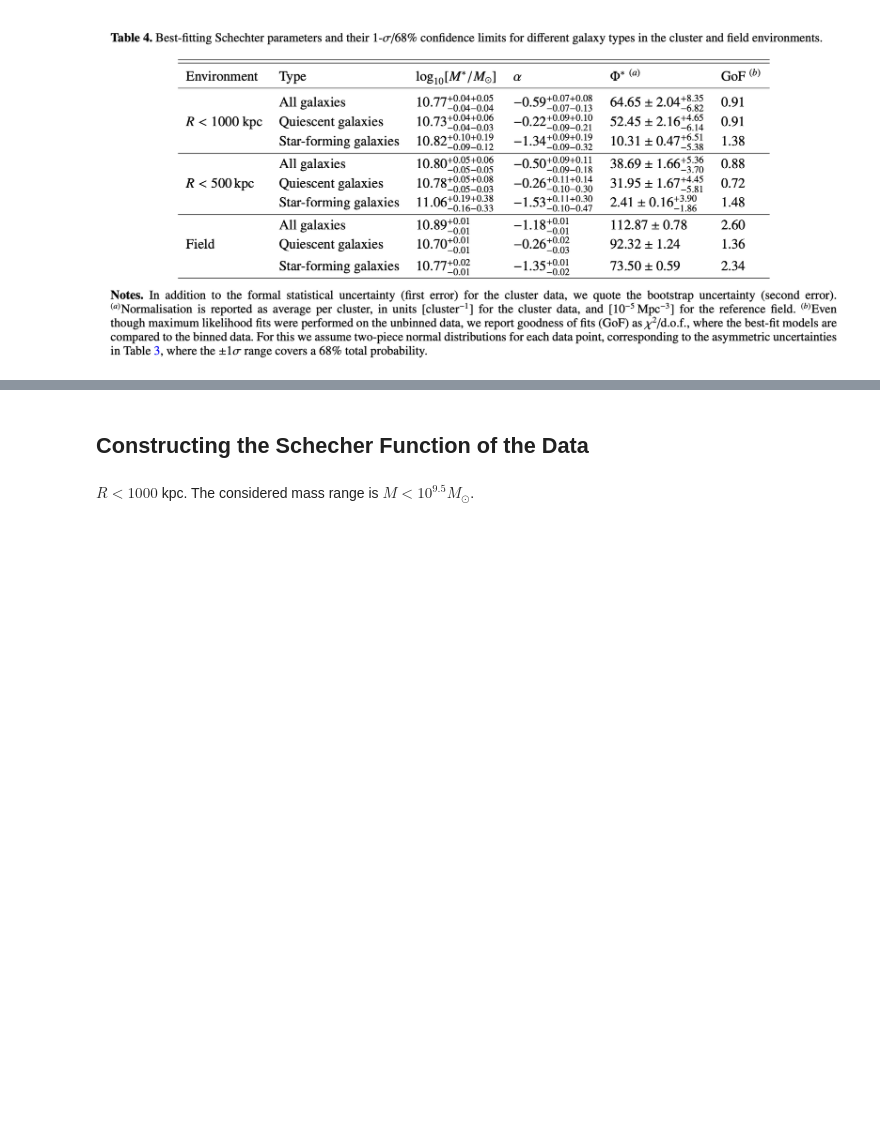
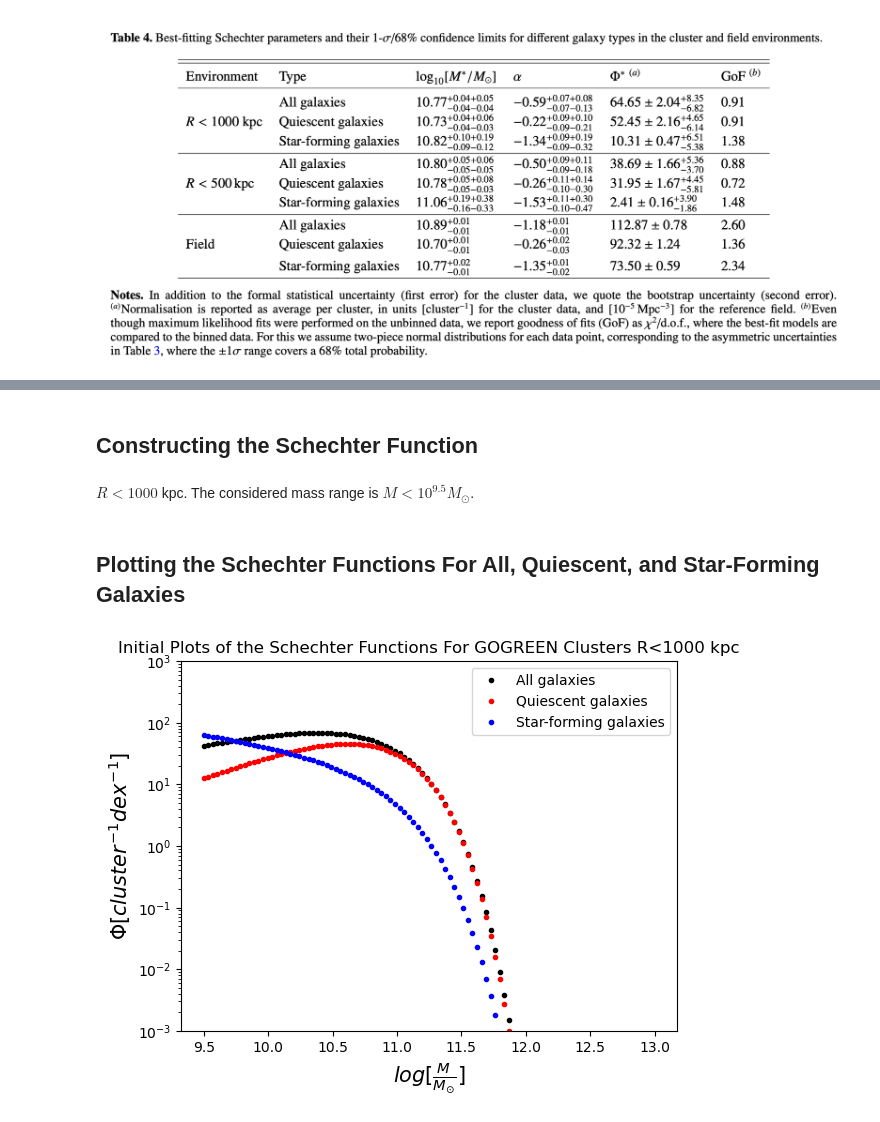
Before and after one commit to Alexander-Leesman/astropy_tutorials, a Jupyter notebook: Spring2026Final.ipynb, the cells around one changed output, grey strips where cells are left out. Cells and saved outputs as stored; diff of their text form; code cells hidden in the pictures; blank space fills up the shorter version.

Commit message:
Completed the Schechter functions and plotting the SMF of the cluster galaxies.

```diff
--- a/Spring2026Final.ipynb
+++ b/Spring2026Final.ipynb
@@ -78,16 +81,50 @@ Based on comparisons to the Schechter luminosity function, in this case, $\Phi(M
 # %% [markdown]
-## Constructing the Schecher Function of the Data
+## Constructing the Schechter Function
 # %%
 # Function for the Schechter function.
 def Schechter_Function(mass, char_mass, lowmass_slope, normalization):
-    return math.log(10, math.e) * normalization ** (1 + lowmass_slope) * math.exp(-mass/char_mass)
+    return (math.log(10, math.e)) * (normalization) * ((10**(mass-char_mass)) ** (1 + lowmass_slope)) * (math.exp(-(10**(mass-char_mass))))
 # mass, char_mass, lowmass_slope, and normalization are float values.
-# Notice that the figure values' units are dex^-1; you do not need to account for logs.
 # %% [markdown]
 $R < 1000$ kpc. The considered mass range is $M < 10^{9.5} M_{\odot}$.
+# %% [markdown]
+## Plotting the Schechter Functions For All, Quiescent, and Star-Forming Galaxies
 # %%
-# Plotting the Schechter function for R < 1000 kpc
-# Considers all
+# Plotting the Schechter function for R < 1000 kpc.
+# Considers all stellar masses larger than 10**9.5 solar masses.
+
+# Stellar masses --> x values of the plot; 9.5 to 13.0. Different range in the paper, but 10**13.0 solar masses seems like a safe initial upper limit.
+# Plotting 100 points between 9.5 and 13.0.
+# After seeing initial plot, 13.0 was reduced
+stellar_mass_range = np.linspace(9.5, 13.0, 100)
+
 # All
+# char_mass = 10.77, lowmass_slope = -0.59, normalization = 64.65; remember uncertainties
+SF_All = []
+for i in range(len(stellar_mass_range)):
+    SF_All.append(Schechter_Function(mass = stellar_mass_range[i], char_mass = 10.77, lowmass_slope = -0.59, normalization = 64.65))
+
 # Quiescent
+# char_mass = 10.73, lowmass_slope = -0.22, normalization = 52.45; remember uncertainties
+SF_Quiescent = []
+for i in range(len(stellar_mass_range)):
+    SF_Quiescent.append(Schechter_Function(mass = stellar_mass_range[i], char_mass = 10.73, lowmass_slope = -0.22, normalization = 52.45))
+
 # Star-forming
+# char_mass = 10.82, lowmass_slope = -1.34, normalization = 10.31; remember uncertainties
+SF_StarForming = []
+for i in range(len(stellar_mass_range)):
+    SF_StarForming.append(Schechter_Function(mass = stellar_mass_range[i], char_mass = 10.82, lowmass_slope = -1.34, normalization = 10.31))
+# %%
+plt.plot(stellar_mass_range, SF_All, 'k.', label='All galaxies')
+plt.plot(stellar_mass_range, SF_Quiescent, 'r.', label='Quiescent galaxies')
+plt.plot(stellar_mass_range, SF_StarForming, 'b.', label='Star-forming galaxies')
+plt.title('Initial Plots of the Schechter Functions For GOGREEN Clusters R<1000 kpc')
+plt.yscale('log')
+plt.ylim(10**-3, 10**3)
+plt.xlabel(r'$log[\frac{M}{M_{\odot}}]$', fontsize=15)
+plt.ylabel(r'$\Phi$[$cluster^{-1} dex^{-1}$]', fontsize=15)
+plt.legend()
+plt.show()
+# %% [output]
+[figure, added]
```
Also changed, not shown: parts of 7 cells of this notebook.
